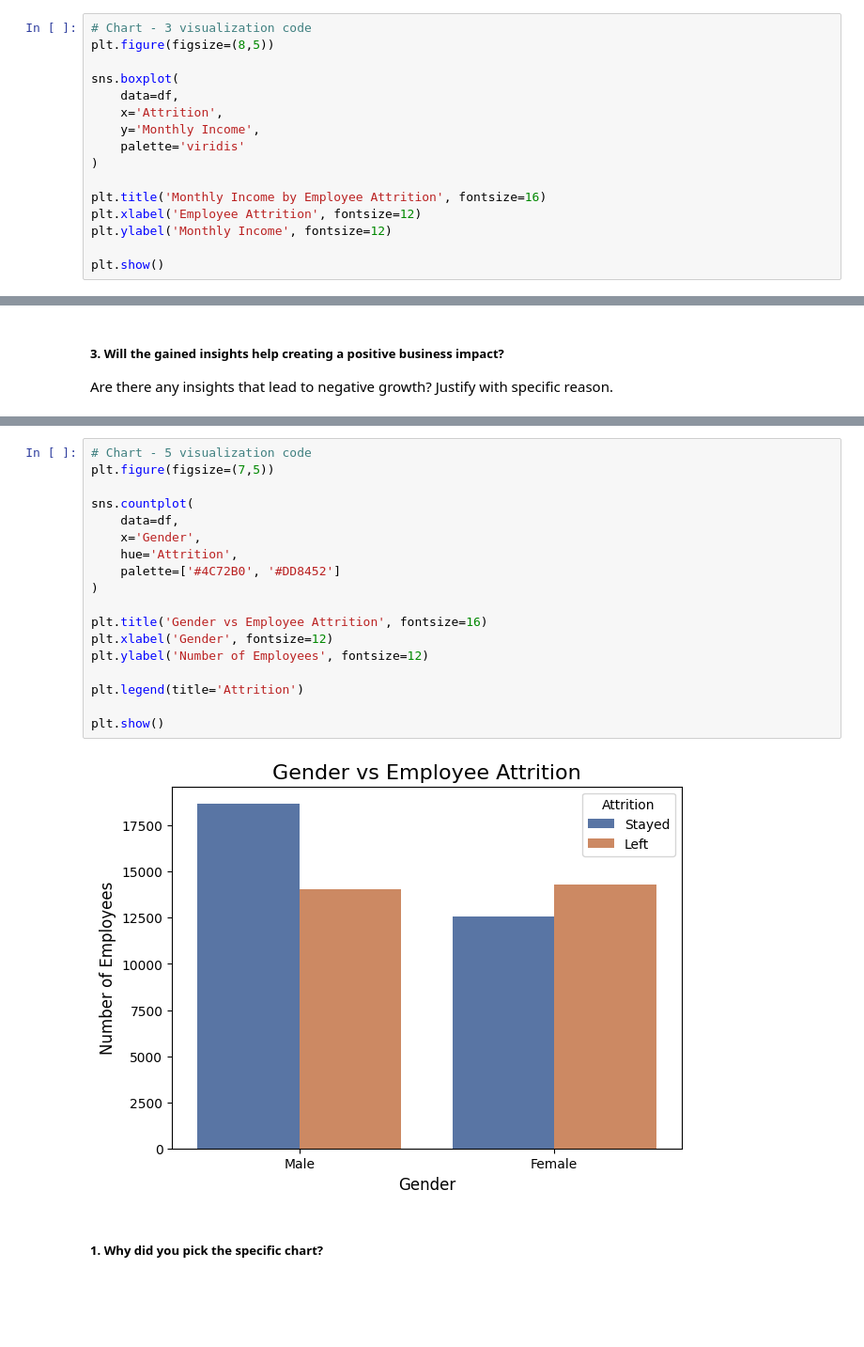
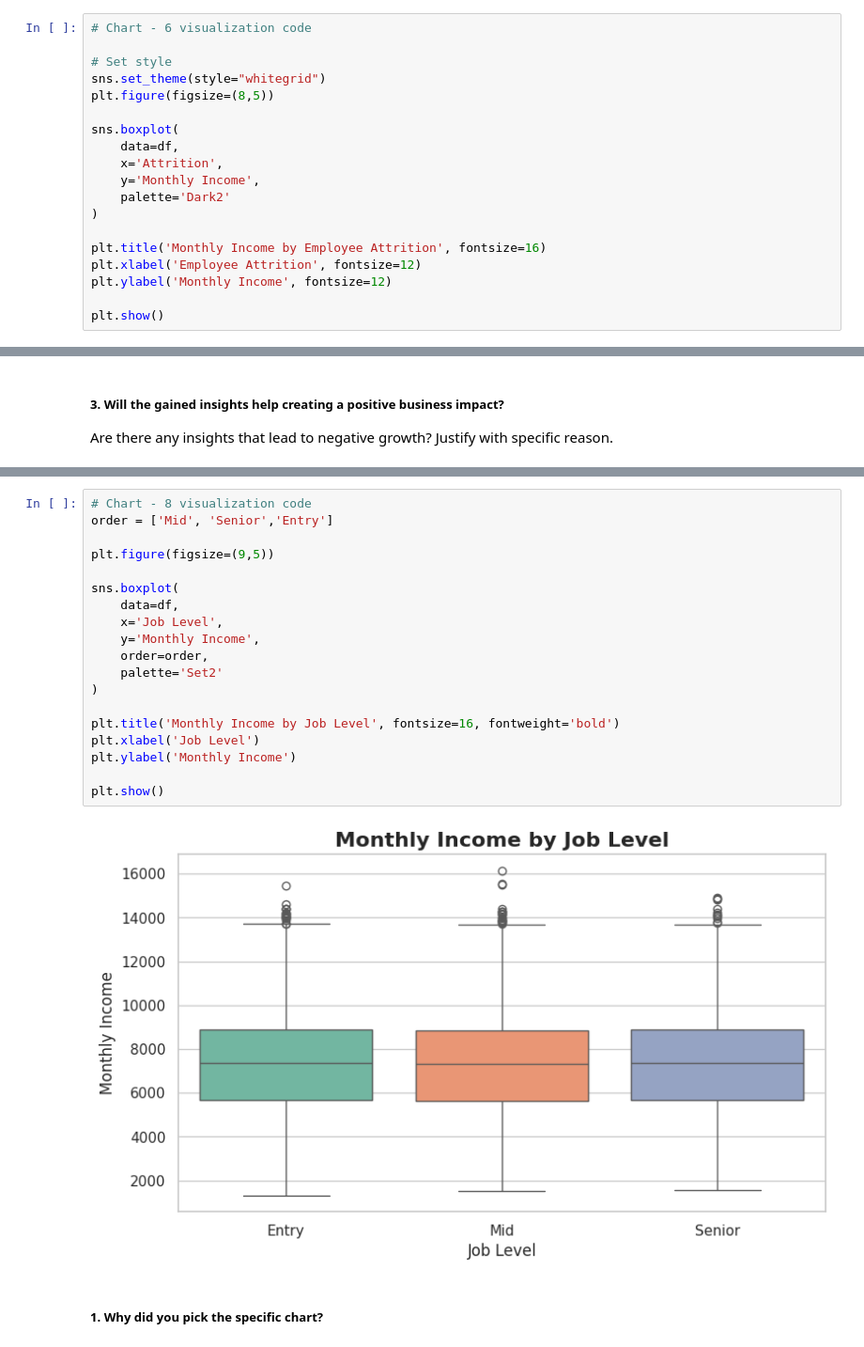
Before and after one commit to Sneha8126/Sneha-Sample-Classisfication--ML-Submission-Template, a Jupyter notebook: Sneha_Sample_Classisfication_ML_Submission_Template.ipynb, the cells around one changed output, grey strips where cells are left out. Shown at 94% size. Drawn from its saved outputs; the diff is of its cells as text; blank space fills up the shorter version.

```diff
--- a/Sneha_Sample_Classisfication_ML_Submission_Template.ipynb
+++ b/Sneha_Sample_Classisfication_ML_Submission_Template.ipynb
@@ -428,12 +598,15 @@ Are there any insights that lead to negative growth? Justify with specific reaso
 # %%
-# Chart - 3 visualization code
+# Chart - 6 visualization code
+
+# Set style
+sns.set_theme(style="whitegrid")
 plt.figure(figsize=(8,5))
 
 sns.boxplot(
     data=df,
     x='Attrition',
     y='Monthly Income',
-    palette='viridis'
+    palette='Dark2'
 )
 
 plt.title('Monthly Income by Employee Attrition', fontsize=16)
@@ -519,22 +702,23 @@ Are there any insights that lead to negative growth? Justify with specific reaso
 # %%
-# Chart - 5 visualization code
-plt.figure(figsize=(7,5))
+# Chart - 8 visualization code
+order = ['Mid', 'Senior','Entry']
 
-sns.countplot(
+plt.figure(figsize=(9,5))
+
+sns.boxplot(
     data=df,
-    x='Gender',
-    hue='Attrition',
-    palette=['#4C72B0', '#DD8452']
+    x='Job Level',
+    y='Monthly Income',
+    order=order,
+    palette='Set2'
 )
 
-plt.title('Gender vs Employee Attrition', fontsize=16)
-plt.xlabel('Gender', fontsize=12)
-plt.ylabel('Number of Employees', fontsize=12)
-
-plt.legend(title='Attrition')
+plt.title('Monthly Income by Job Level', fontsize=16, fontweight='bold')
+plt.xlabel('Job Level')
+plt.ylabel('Monthly Income')
 
 plt.show()
 # %% [output]
-[figure, old version]
+[figure, new version]
 # %% [markdown]
 ##### 1. Why did you pick the specific chart?
```
Also changed, not shown: parts of 193 cells of this notebook.
